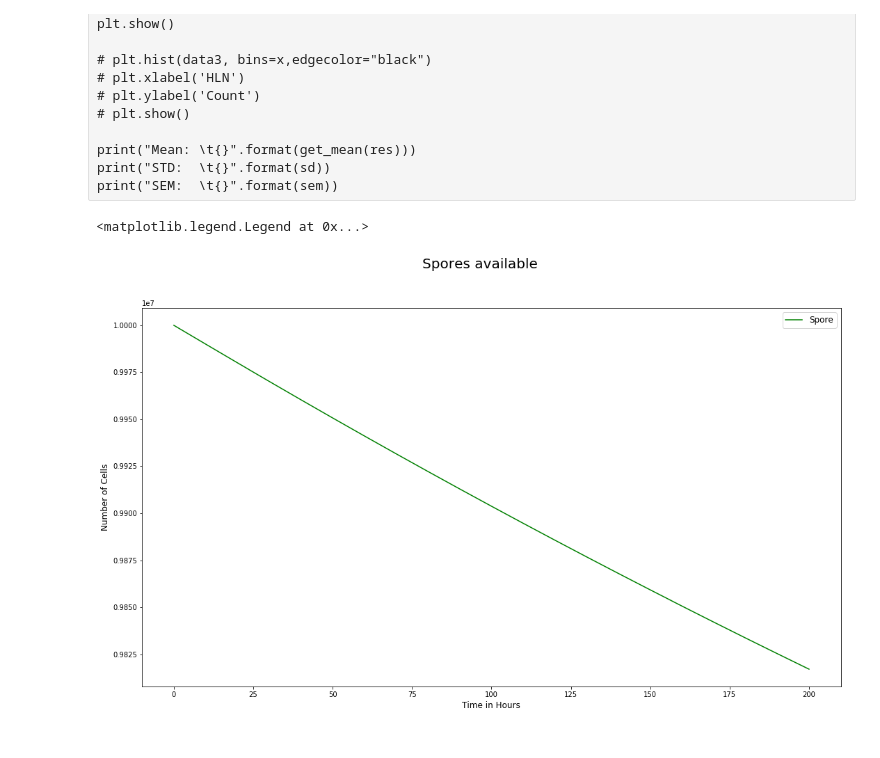
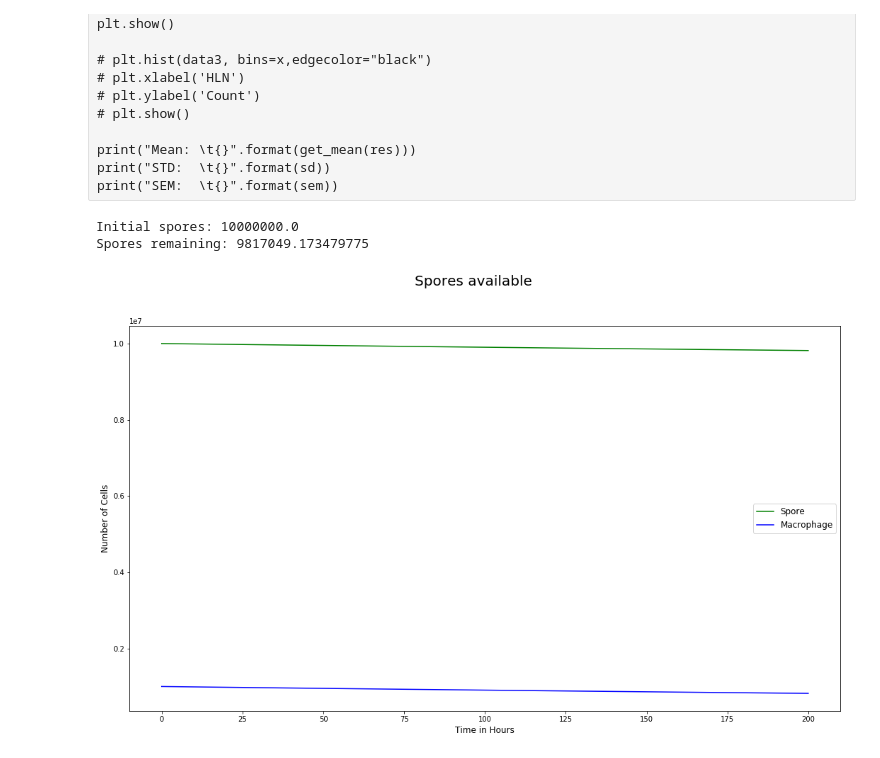
Before and after one commit to technodivergent/Bacillus_Anthracis_Simulation, a Jupyter notebook: Submodel - Lung+Lymph.ipynb, the cells around one changed output. Saved outputs shown, nothing was run; the diff lists cells and outputs as text; code cells hidden in the pictures.

Commit message:
Updated with more reactions and graphs

```diff
--- a/Submodel - Lung+Lymph.ipynb
+++ b/Submodel - Lung+Lymph.ipynb
@@ -515,18 +660,20 @@ print("SEM:  \t{}".format(sem))
 # %%
 fig = plt.figure(figsize=(18,10))
 fig.suptitle("Spores available", fontsize=20)
 
-plt.plot(results_orig[0]['time'], results_orig[0]['S_'], 'g-', label='Spore')
+plt.plot(results_orig[0]['time'], results_orig[0]['S'], 'g-', label='Spore')
+plt.plot(results_orig[0]['time'], results_orig[0]['A'], 'b-', label='Macrophage')
 
 plt.xlabel("Time in Hours", fontsize=12)
 plt.ylabel("Number of Cells", fontsize=12)
 plt.legend(loc='best', fontsize=12)
-# print("Initial spores: {}".format(results['S_'][0]))
-# print("Spores remaining: {}".format(results['S_'][-1]))
-# print("Spores at 5 hours: {}".format(results['S_'][100]))
+print("Initial spores: {}".format(results_orig[0]['S'][0]))
+print("Spores remaining: {}".format(results_orig[0]['S'][-1]))
+# print("Spores at 5 hours: {}".format(results['S'][100]))
 # %% [output]
-<matplotlib.legend.Legend at 0x...>
+Initial spores: 10000000.0
+Spores remaining: 9817049.173479775
-[figure, old version]
+[figure, new version]
 # %%
 res = results_orig[0]
 fig = plt.figure(figsize=(18,10))
```
Also changed, not shown: parts of 14 cells of this notebook.
